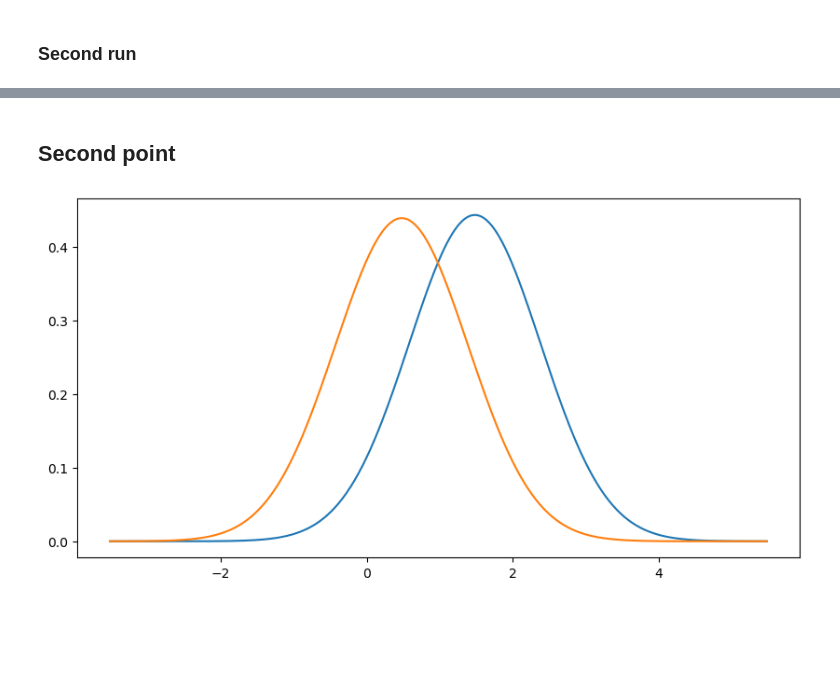
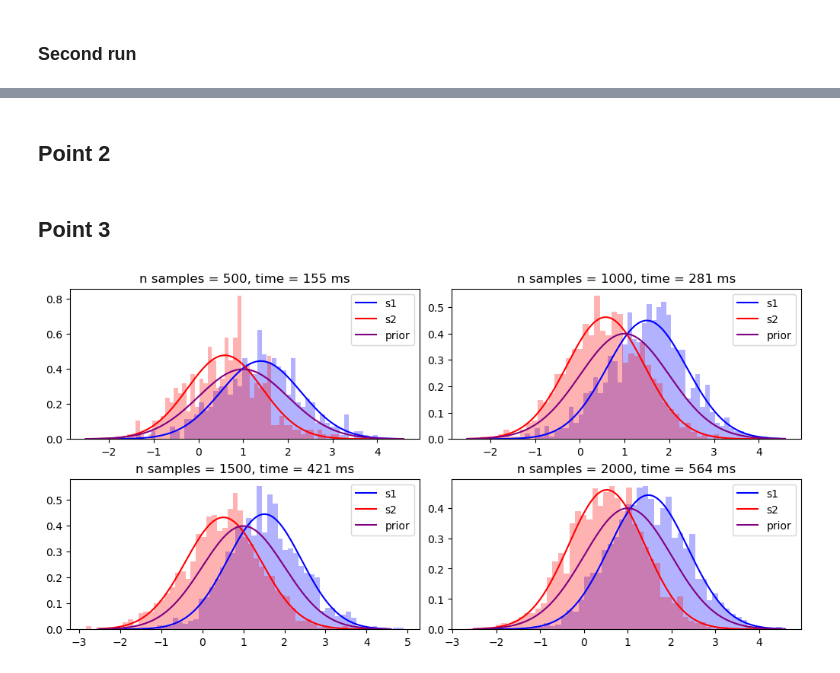
Before and after one commit to emiresenov/APML, a Jupyter notebook: Project.ipynb, the cells around one changed output, grey strips where cells are left out. Drawn from its saved outputs; the diff is of its cells as text; code cells hidden in the pictures; blank space fills up the shorter version.

```diff
--- a/Project.ipynb
+++ b/Project.ipynb
@@ -119,5 +119,5 @@ print(np.mean(s2))
 # %% [markdown]
-## Second point
+## Point 2
 # %%
 # Take samples from gibbs sampler and transform into gaussian distributions
 def gauss_transform(samples, xs):
@@ -125,13 +125,5 @@ def gauss_transform(samples, xs):
     s_cov = np.cov(samples)
     gaussian = multivariate_normal.pdf(xs, s_mean, s_cov, n_samples)
     return gaussian
-# %%
-xs = np.linspace(np.mean(s1)-5, np.mean(s2)+5, n_samples)
-s1_gauss = gauss_transform(s1, xs)
-s2_gauss = gauss_transform(s2, xs)
-
-plt.plot(xs, s1_gauss)
-plt.plot(xs, s2_gauss)
-plt.show()
-# %% [output]
-[figure, removed]
+# %% [markdown]
+## Point 3
@@ -137,0 +132,47 @@ plt.show()
+# %%
+plt.rcParams['figure.constrained_layout.use'] = True
+
+def point3(n, t0, xs):
+    s1, s2 = gibbs(y, mu_a, A, b, sigma_a, sigma_ba, n, burn, s_init)
+    s1_gauss = gauss_transform(s1, xs)
+    s2_gauss = gauss_transform(s2, xs)
+    t = int((time() - t0)*1000)
+    prior = multivariate_normal.pdf(xs, 1, 1, n)
+    plt.hist(s1, bins=50, density=True, color='blue', alpha=0.3)
+    plt.hist(s2, bins=50, density=True, color='red', alpha=0.3)
+    plt.plot(xs, s1_gauss, label='s1', color='blue')
+    plt.plot(xs, s2_gauss, label='s2', color='red')
+    plt.plot(xs, prior, label='prior', color='purple')
+    plt.legend()
+    plt.title(f'n samples = {str(n)}, time = {str(t)} ms')
+
+
+# First run, n = 500
+t0 = time()
+n_samples = 500
+xs = np.linspace(np.mean(s1)-4, np.mean(s2)+4, n_samples)
+plt.subplot(2,2,1)
+point3(n_samples, t0, xs)
+
+# Second run, n = 1000
+t0 = time()
+n_samples = 1000
+plt.subplot(2,2,2)
+point3(n_samples, t0, xs)
+
+# Third run, n = 1500
+t0 = time()
+n_samples = 1500
+plt.subplot(2,2,3)
+point3(n_samples, t0, xs)
+
+# Fourth run, n = 2000
+t0 = time()
+n_samples = 2000
+plt.subplot(2,2,4)
+point3(n_samples, t0, xs)
+
+
+plt.show()
+# %% [output]
+[figure, added]
```
Also changed, not shown: parts of 8 cells of this notebook.
